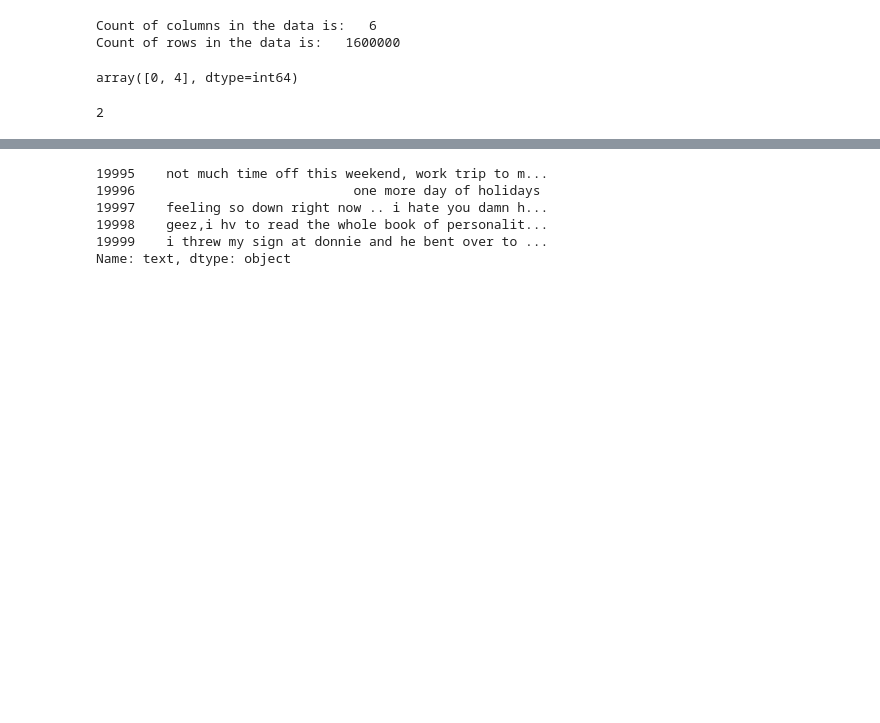
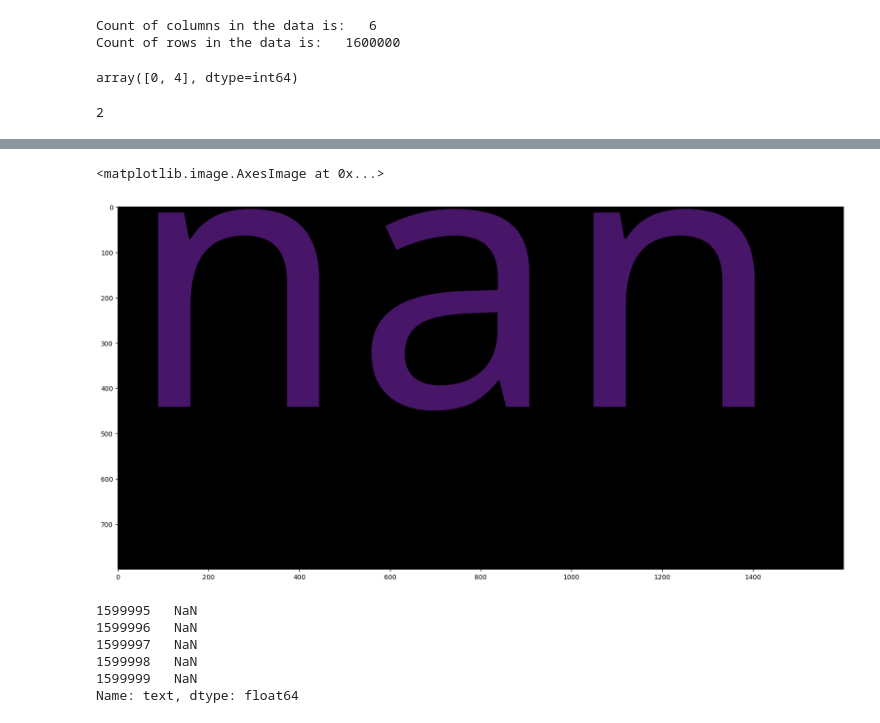
Before and after one commit to thaaoliveira1/Sentiment-Analysis-Twitter-Python, a Jupyter notebook: preprocessing.ipynb, the cells around one changed output, grey strips where cells are left out. Drawn from its saved outputs; the diff is of its cells as text; code cells hidden in the pictures; blank space fills up the shorter version.

Commit message:
Cleaning text and lemmatizer

```diff
--- a/preprocessing.ipynb
+++ b/preprocessing.ipynb
@@ -131,0 +246,9 @@ array([0, 1], dtype=int64)
+# %%
+# Stemming process
+
+st = nltk.PorterStemmer()
+def stemming_process(data):
+    text = [st.stem(word) for word in data]
+    return data
+df['text']= df['text'].apply(lambda x: stemming_process(x))
+df['text'].tail()
@@ -131,0 +262,7 @@ array([0, 1], dtype=int64)
+# %%
+lm = nltk.WordNetLemmatizer()
+def lemmatizer_on_text(data):
+    text = [lm.lemmatize(word) for word in data]
+    return data
+df['text'] = df['text'].apply(lambda x: lemmatizer_on_text(x))
+df['text'].tail()
@@ -131,0 +287,6 @@ array([0, 1], dtype=int64)
+# %%
+# Changing the target values for easy understanding
+
+df=df[['text','target']]
+df['target'] = df['target'].replace(4,1)
+df['target'].unique()
@@ -131,0 +300,17 @@ array([0, 1], dtype=int64)
+# %%
+# Separating positive and negative tweets
+
+data_pos = df[df['target'] == 1]
+data_neg = df[df['target'] == 0]
+df = pd.concat([data_pos, data_neg])
+# %%
+# Plot words of negative tweets
+
+data_neg = df['text'][:800000]
+plt.figure(figsize = (20,20))
+wc = WordCloud(max_words = 1000 , width = 1600 , height = 800,
+               collocations=False).generate(" ".join(map(str, data_neg)))
+plt.imshow(wc)
+# %% [output]
+<matplotlib.image.AxesImage at 0x...>
+[figure, added]
@@ -132,20 +325,20 @@ array([0, 1], dtype=int64)
 # %%
-#Separating positive and negative tweets
+# # #Separating positive and negative tweets
 
-data_pos = data[data['target'] == 1]
-data_neg = data[data['target'] == 0]
+# data_pos = df[df['target'] == 1]
+# data_neg = df[df['target'] == 0]
 
-data_pos = data_pos.iloc[:int(20000)]
-data_neg = data_neg.iloc[:int(20000)]
+# data_pos = data_pos.iloc[:int(20000)]
+# data_neg = data_neg.iloc[:int(20000)]
 
-dataset = pd.concat([data_pos, data_neg])
+# dataset = pd.concat([data_pos, data_neg])
 
-dataset['text']=dataset['text'].str.lower()
-dataset['text'].tail()
+# df['text']=df['text'].str.lower()
+# df['text'].tail()
 # %% [output]
-19995    not much time off this weekend, work trip to m...
-19996                            one more day of holidays
-19997    feeling so down right now .. i hate you damn h...
-19998    geez,i hv to read the whole book of personalit...
-19999    i threw my sign at donnie and he bent over to ...
-Name: text, dtype: object
+1599995   NaN
+1599996   NaN
+1599997   NaN
+1599998   NaN
+1599999   NaN
+Name: text, dtype: float64
```
Also changed, not shown: parts of 27 cells of this notebook.
